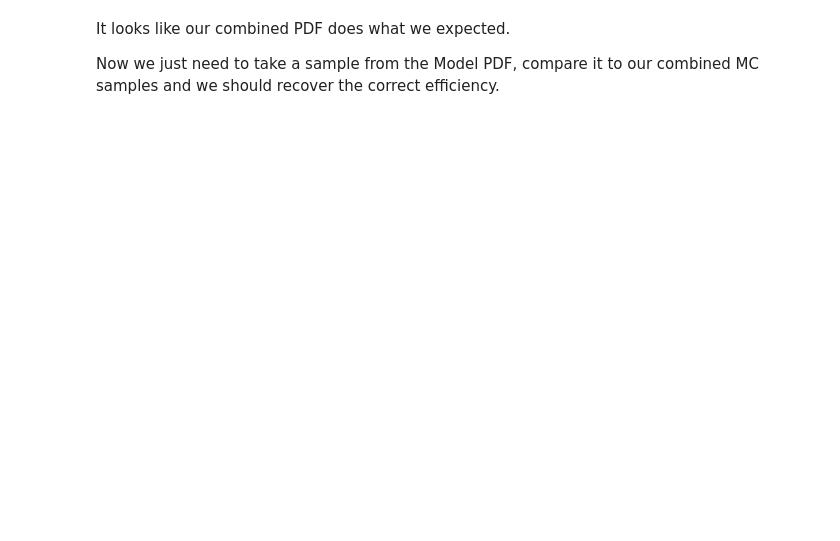
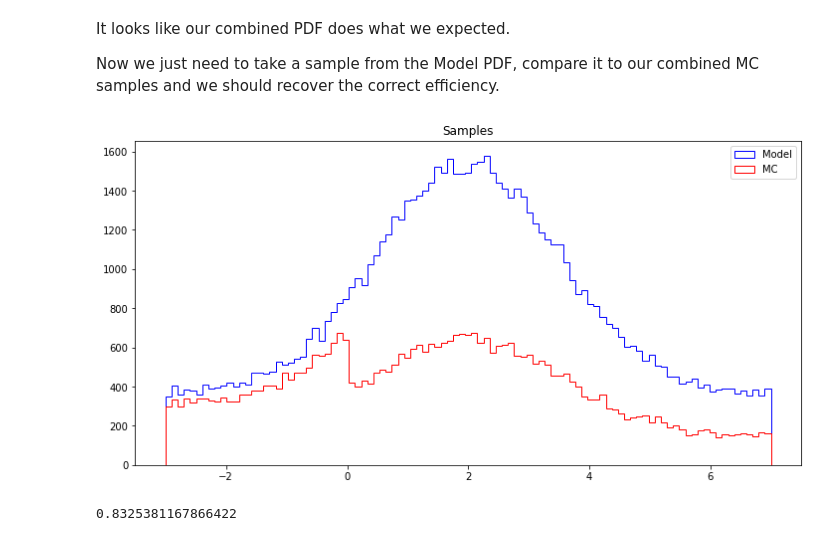
Before and after one commit to richard-lane/addPdfs, a Jupyter notebook: efficiency_toy.ipynb, the cells around one changed output. Saved outputs shown, nothing was run; the diff lists cells and outputs as text; code cells hidden in the pictures; blank space fills up the shorter version.

```diff
--- a/efficiency_toy.ipynb
+++ b/efficiency_toy.ipynb
@@ -147,3 +141,25 @@ ideal_efficiency = [efficiency(x) for x in bin_centres]
+# %%
+fig = plt.figure(figsize=(12.0, 6.0))
+
+model_hist, _, _ = plt.hist(combined_sample, **kw, label="Model", color="b")
+mc_hist, _, _ = plt.hist(mc_sample, **kw, label="MC", color="r")
+plt.title("Samples")
+plt.legend()
+
+plt.show()
+# %% [output]
+[figure, added]
+# %%
+bin_centres = (bins[1:] + bins[:-1]) / 2
+hist_ratio = mc_hist / model_hist
+ideal_efficiency = [e(x) for x in bin_centres]
+
+# scale the histogram ratio
+scale_factor = np.mean(hist_ratio[bin_centres <  0])
+hist_ratio /= scale_factor
+print(scale_factor)
+# %% [output]
+0.8325381167866422
 # %%
 fig, ax = plt.subplots(1, 2, figsize=(9, 6))
 
```
Also changed, not shown: parts of 5 cells of this notebook.
